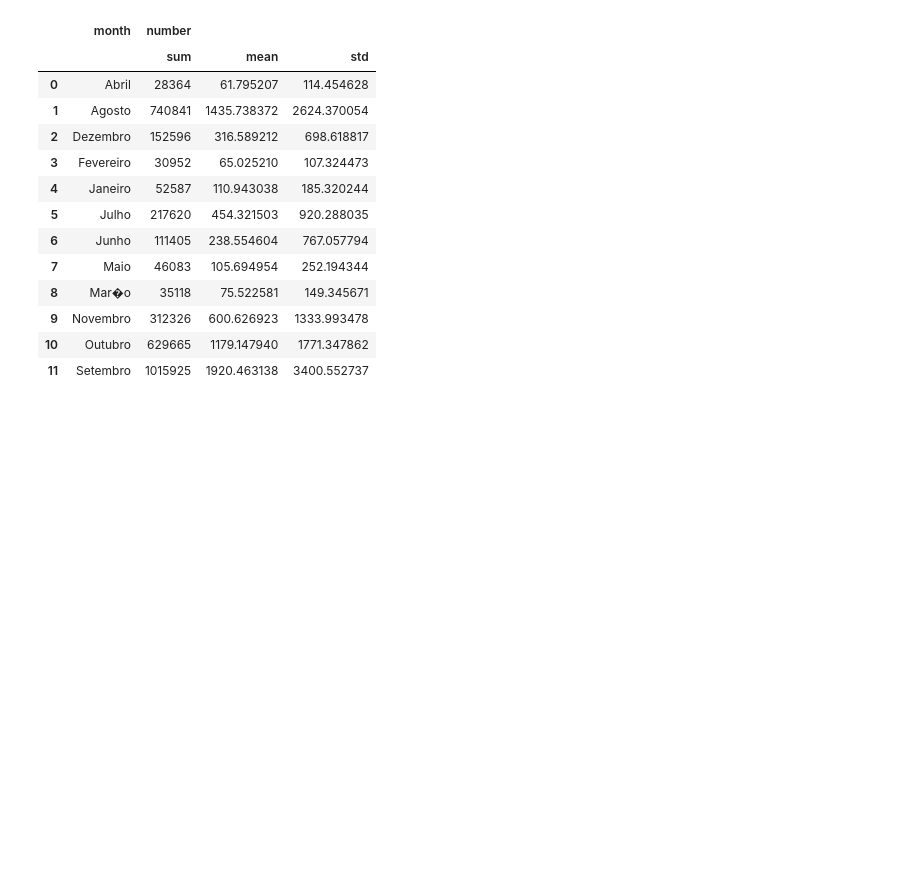
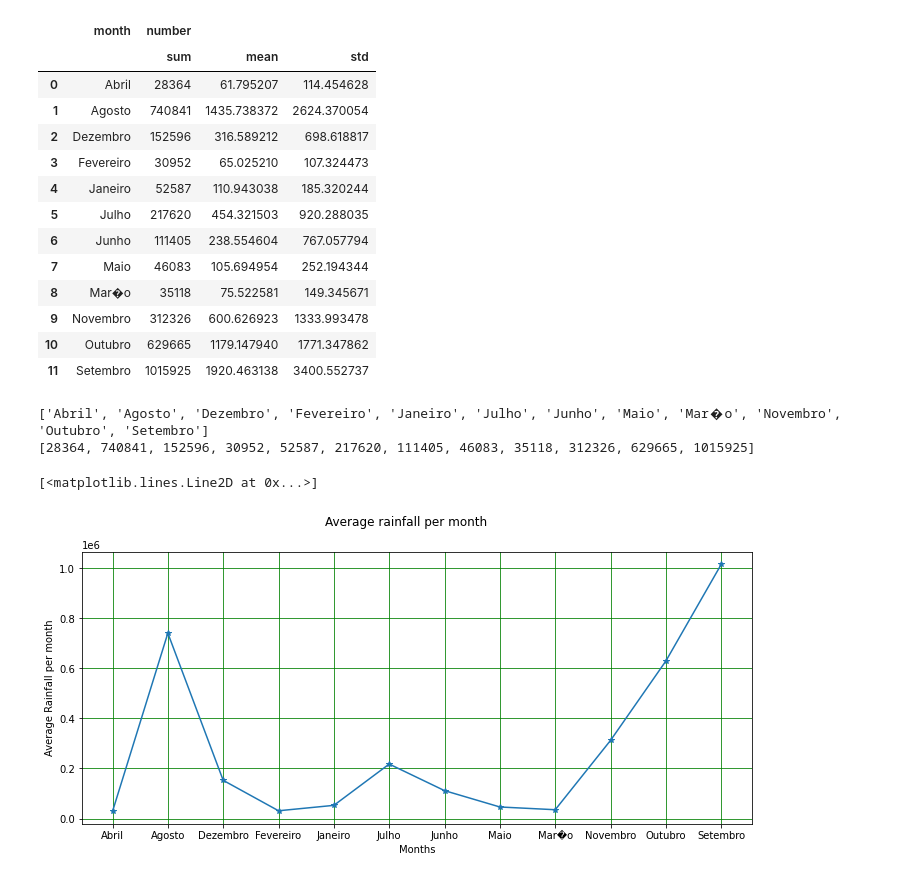
Before and after one commit to ealpha072/Datascience-Projects, a Jupyter notebook: forestfire/amazonfire.ipynb, the cells around one changed output. Drawn from its saved outputs; the diff is of its cells as text; code cells hidden in the pictures; blank space fills up the shorter version.

Commit message:
Graphs for data visualization

```diff
--- a/forestfire/amazonfire.ipynb
+++ b/forestfire/amazonfire.ipynb
@@ -80,3 +73,28 @@ forestFirePerMonth
 | 9 | Novembro | 312326 | 600.626923 | 1333.993478 |
 | 10 | Outubro | 629665 | 1179.147940 | 1771.347862 |
 | 11 | Setembro | 1015925 | 1920.463138 | 3400.552737 |
+# %%
+grp1 = data.groupby('month')
+months = []
+sums = []
+
+for name,group in grp1:
+    months.append(name)
+    groups = grp1.get_group(name)
+    sums.append(groups['number'].aggregate(np.sum))
+
+print(months)
+print(sums)
+# %% [output]
+['Abril', 'Agosto', 'Dezembro', 'Fevereiro', 'Janeiro', 'Julho', 'Junho', 'Maio', 'Mar�o', 'Novembro', 'Outubro', 'Setembro']
+[28364, 740841, 152596, 30952, 52587, 217620, 111405, 46083, 35118, 312326, 629665, 1015925]
+# %%
+plt.figure(figsize = (12,5))
+plt.xlabel('Months', fontsize=10)
+plt.ylabel('Average Rainfall per month',fontsize=10)
+plt.suptitle('Average rainfall per month')
+plt.grid(color='green')
+plt.plot(months,sums, marker = '*')
+# %% [output]
+[<matplotlib.lines.Line2D at 0x...>]
+[figure, added]
```
Also changed, not shown: parts of 3 cells of this notebook.
